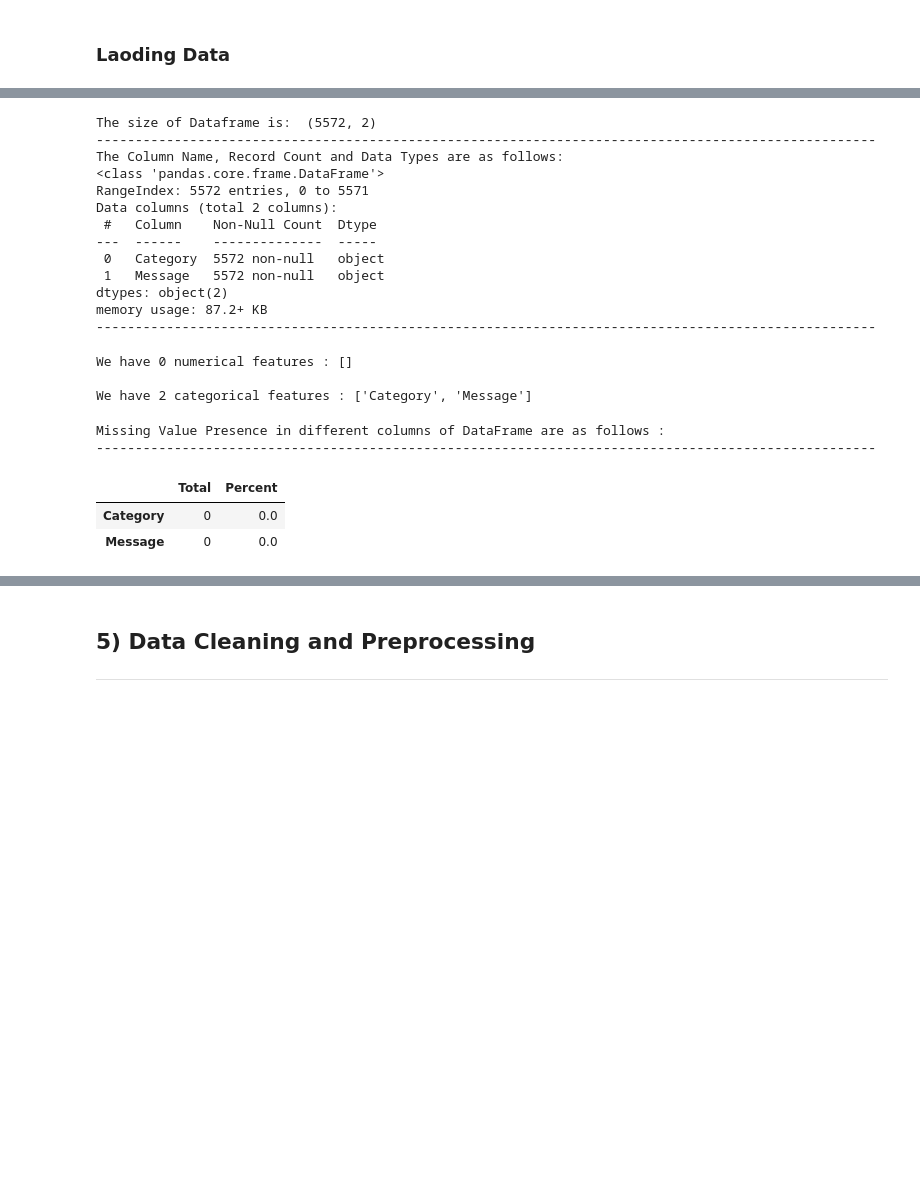
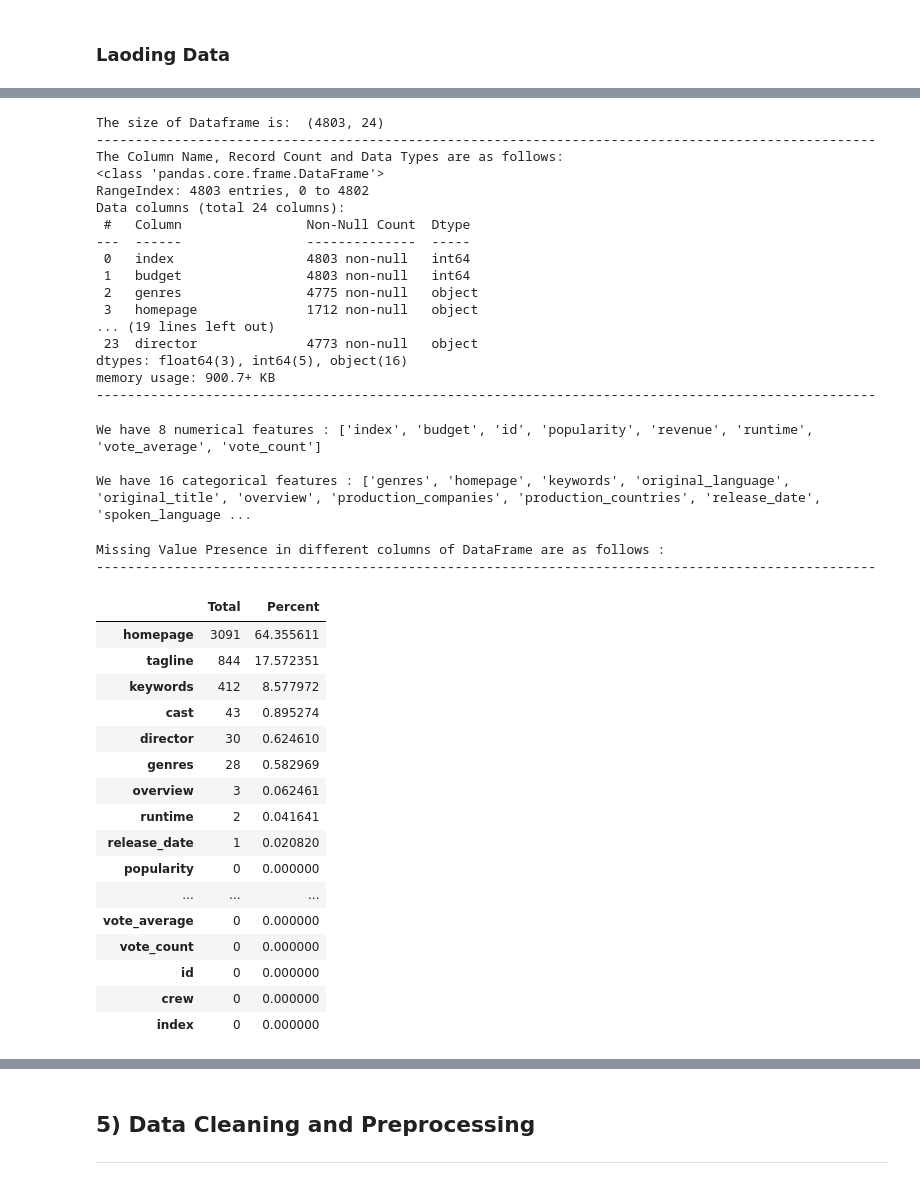
Before and after one commit to manishkr1754/30_Days_30_ML_Projects_Challenge, a Jupyter notebook: Day18_Project18_Movie Recommendation System.ipynb, the cells around one changed output, grey strips where cells are left out. Cells and saved outputs as stored; diff of their text form; code cells hidden in the pictures; blank space fills up the shorter version.

Commit message:
Data Eyeballing

```diff
--- a/Day18_Project18_Movie Recommendation System.ipynb
+++ b/Day18_Project18_Movie Recommendation System.ipynb
@@ -61,5 +61,5 @@ print(stopwords.words('english'))
 # %% [markdown]
 ### Laoding Data
 # %%
-mail_data = pd.read_csv('Datasets/Day17_Mail_Data.csv')
+movies_data = pd.read_csv('Datasets/Day18_Movies_Data.csv')
 # %%
@@ -81,44 +81,62 @@ mail_data
 # %%
-print('The size of Dataframe is: ', mail_data.shape)
+print('The size of Dataframe is: ', movies_data.shape)
 print('-'*100)
 print('The Column Name, Record Count and Data Types are as follows: ')
-mail_data.info()
+movies_data.info()
 print('-'*100)
 # %% [output]
-The size of Dataframe is:  (5572, 2)
+The size of Dataframe is:  (4803, 24)
 ----------------------------------------------------------------------------------------------------
 The Column Name, Record Count and Data Types are as follows:
 <class 'pandas.core.frame.DataFrame'>
-RangeIndex: 5572 entries, 0 to 5571
-Data columns (total 2 columns):
- #   Column    Non-Null Count  Dtype
----  ------    --------------  -----
- 0   Category  5572 non-null   object
- 1   Message   5572 non-null   object
-dtypes: object(2)
-memory usage: 87.2+ KB
+RangeIndex: 4803 entries, 0 to 4802
+Data columns (total 24 columns):
+ #   Column                Non-Null Count  Dtype
+---  ------                --------------  -----
+ 0   index                 4803 non-null   int64
+ 1   budget                4803 non-null   int64
+ 2   genres                4775 non-null   object
+ 3   homepage              1712 non-null   object
+... (19 lines left out)
+ 23  director              4773 non-null   object
+dtypes: float64(3), int64(5), object(16)
+memory usage: 900.7+ KB
 ----------------------------------------------------------------------------------------------------
 # %%
 # Defining numerical & categorical columns
-numeric_features = [feature for feature in mail_data.columns if mail_data[feature].dtype != 'O']
-categorical_features = [feature for feature in mail_data.columns if mail_data[feature].dtype == 'O']
+numeric_features = [feature for feature in movies_data.columns if movies_data[feature].dtype != 'O']
+categorical_features = [feature for feature in movies_data.columns if movies_data[feature].dtype == 'O']
 
 # print columns
 print('We have {} numerical features : {}'.format(len(numeric_features), numeric_features))
 print('\nWe have {} categorical features : {}'.format(len(categorical_features), categorical_features))
 # %% [output]
-We have 0 numerical features : []
+We have 8 numerical features : ['index', 'budget', 'id', 'popularity', 'revenue', 'runtime', 'vote_average', 'vote_count']
 
-We have 2 categorical features : ['Category', 'Message']
+We have 16 categorical features : ['genres', 'homepage', 'keywords', 'original_language', 'original_title', 'overview', 'production_companies', 'production_countries', 'release_date', 'spoken_language ...
 # %%
 print('Missing Value Presence in different columns of DataFrame are as follows : ')
 print('-'*100)
-total=mail_data.isnull().sum().sort_values(ascending=False)
-percent=(mail_data.isnull().sum()/mail_data.isnull().count()*100).sort_values(ascending=False)
+total=movies_data.isnull().sum().sort_values(ascending=False)
+percent=(movies_data.isnull().sum()/movies_data.isnull().count()*100).sort_values(ascending=False)
 pd.concat([total, percent], axis=1, keys=['Total', 'Percent'])
 # %% [output]
 Missing Value Presence in different columns of DataFrame are as follows :
 ----------------------------------------------------------------------------------------------------
 |  | Total | Percent |
-| Category | 0 | 0.0 |
-| Message | 0 | 0.0 |
+| homepage | 3091 | 64.355611 |
+| tagline | 844 | 17.572351 |
+| keywords | 412 | 8.577972 |
+| cast | 43 | 0.895274 |
+| director | 30 | 0.624610 |
+| genres | 28 | 0.582969 |
+| overview | 3 | 0.062461 |
+| runtime | 2 | 0.041641 |
+| release_date | 1 | 0.020820 |
+| popularity | 0 | 0.000000 |
+| ... | ... | ... |
+| vote_average | 0 | 0.000000 |
+| vote_count | 0 | 0.000000 |
+| id | 0 | 0.000000 |
+| crew | 0 | 0.000000 |
+| index | 0 | 0.000000 |
```
Also changed, not shown: parts of 3 cells of this notebook.
